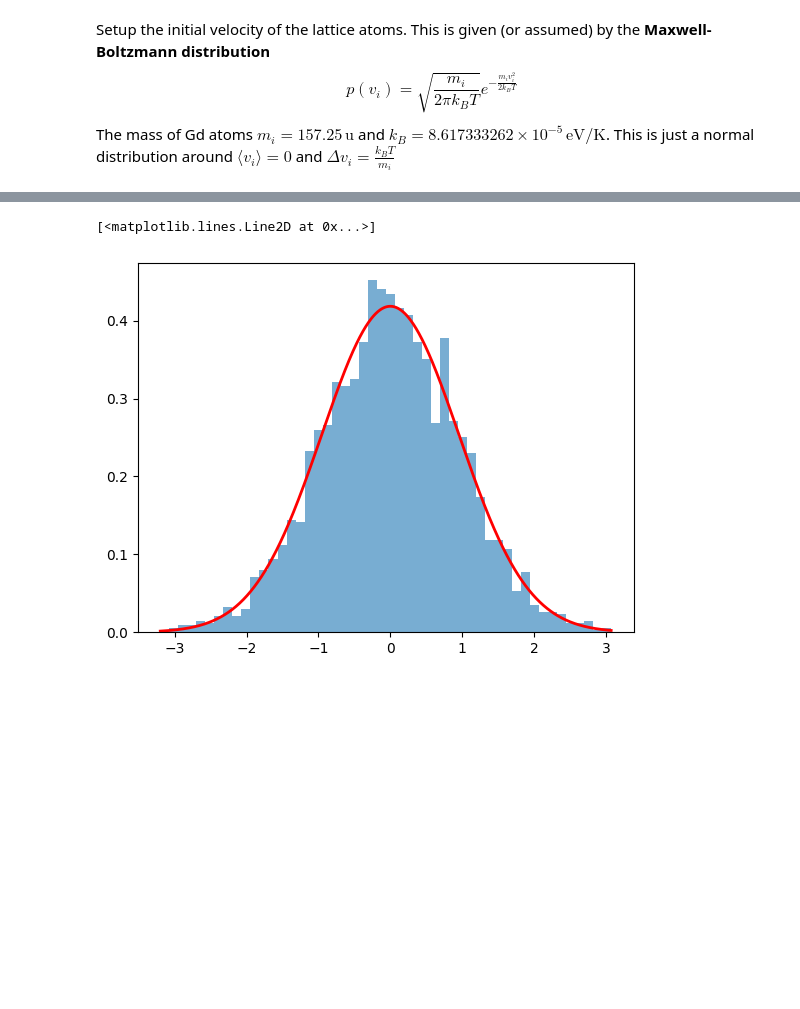
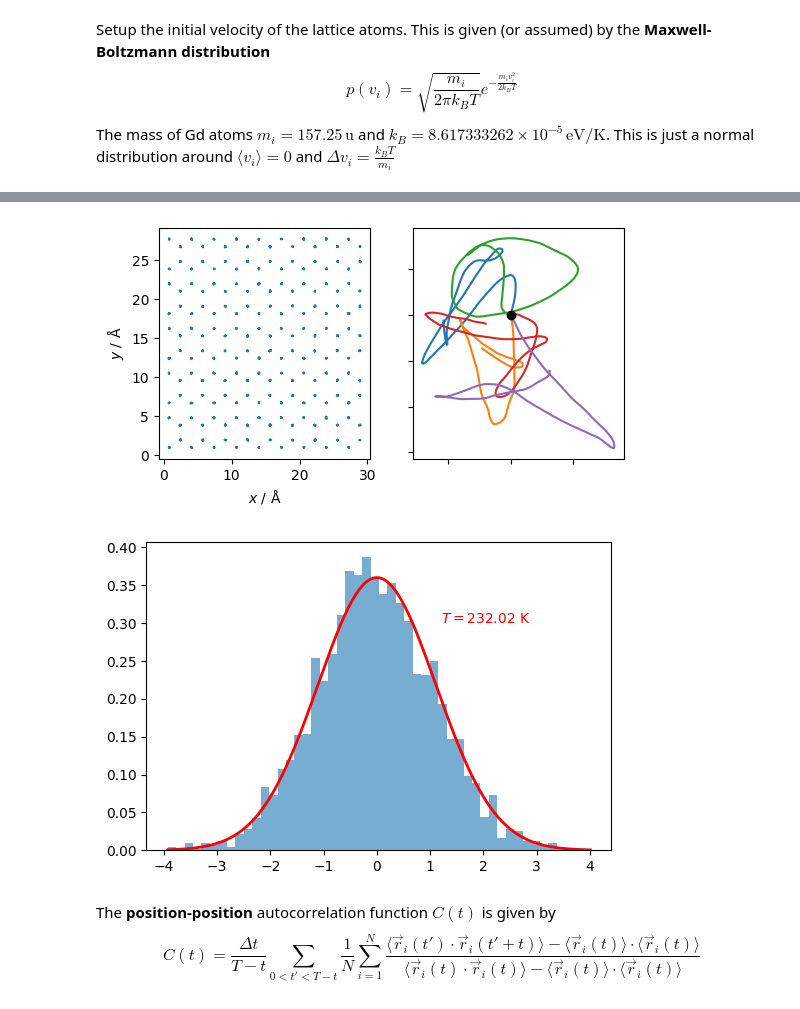
Before and after one commit to JanBulling/CompPhys-Final-Project, a Jupyter notebook: Molecular Dynamics/molecular_dynamics.ipynb, the cells around one changed output, grey strips where cells are left out. Saved outputs shown, nothing was run; the diff lists cells and outputs as text; code cells hidden in the pictures; blank space fills up the shorter version.

```diff
--- a/Molecular Dynamics/molecular_dynamics.ipynb
+++ b/Molecular Dynamics/molecular_dynamics.ipynb
@@ -337,10 +276,16 @@ def maxwell_boltzmann(particle_number, T=300):
   for i in range(3):
     velocities[:, i] = np.random.normal(0, scale, particle_number)
 
-  # Remove any net momentum (center of mass motion)
+  # Remove any net momentum (center of mass motion) and rescale velocities accordingly
+  E_kin_before = kinetic_energy(velocities)
+
   total_momentum = np.sum(velocities, axis=0)
   velocities -= total_momentum / particle_number
 
+  E_kin_after = kinetic_energy(velocities)
+
+  velocities *= np.sqrt(E_kin_before/E_kin_after)
+
   return velocities
 # %%
 T = 300
@@ -376,14 +320,16 @@ Updating the velocity and the
 # %%
-def run_md_simulation(lattice, velocities, neighbors_map, steps=1000, dt=0.001, Nx=9, Ny=5, Nz=5):
+def run_md_simulation(lattice, velocities, neighbors_map, gamma=0, T=300, dt=0.001, steps=1000, Nx=9, Ny=5, Nz=5):
   """
   Run a molecular dynamics simulation with the Velocity Verlet algorithm.
 
   Parameters:
     - lattice: Initial positions of atoms (Å)
-    - velocities: Initial velocities of atoms (Å/fs)
+    - velocities: Initial velocities of atoms (Å/ps)
     - neighbors_map: Dictionary mapping atom indices to neighbor indices
+    - gamma: damping constant (1/ps)
+    - dt: Time step (ps)
     - steps: Number of simulation steps
-    - dt: Time step (fs)
+    - Nx, Ny, Nz: Supercell dimensions
 
   Returns:
     - trajectory: Array of shape (steps, num_particles, 3) with positions over time
@@ -416,11 +362,20 @@ def run_md_simulation(lattice, velocities, neighbors_map, steps=1000, dt=0.001,
   energies['total'][0] = E_kin + E_pot
   energies['temperature'][0] = temperature(velocities)
 
+  print(f"Beginning Simulation, T = {energies['temperature'][0]:.1f} K, E_total = {energies['total'][0]:.4f} eV")
+
   # Calculate initial forces
   forces = F(positions, neighbors_map, Nx, Ny, Nz)
 
+  N, dim = np.shape(initial_velocities)
+
   for step in range(1, steps):
-    # Velocity-verlet integration
+    # ====== Velocity Verlet integration ====
+    # random normally distributed forces
+    xi = np.random.normal(0, 1, (2, N, dim))
+
+    velocities = np.exp(-gamma * dt/2)*velocities + np.sqrt(k_B * T / (mass * u_to_eV)) * np.sqrt(1 - np.exp(-gamma * dt)) * xi[0]
+
     velocities += forces / (mass * u_to_eV) * dt/2
     positions += velocities * dt
 
@@ -429,6 +384,9 @@ def run_md_simulation(lattice, velocities, neighbors_map, steps=1000, dt=0.001,
 
     forces = F(positions, neighbors_map, Nx, Ny, Nz)
     velocities += forces / (mass * u_to_eV) * dt/2
+
+    velocities = np.exp(-gamma * dt/2)*velocities + np.sqrt(k_B * T / (mass * u_to_eV)) * np.sqrt(1 - np.exp(-gamma * dt)) * xi[1]
+
 
     trajectory[step] = positions
     velocities_history[step] = velocities
@@ -447,5 +405,5 @@ def run_md_simulation(lattice, velocities, neighbors_map, steps=1000, dt=0.001,
 
   return trajectory, velocities_history, energies
 # %%
-trajectories, velocities_history, energies = run_md_simulation(lattice, initial_velocities, neighbors_map=nearest_neighbors, steps=200, dt=0.001)
+trajectories, velocities_history, energies = run_md_simulation(lattice, initial_velocities, neighbors_map=nearest_neighbors, steps=400, dt=0.001, gamma=1)
 # %% [output]
@@ -505,0 +428,2 @@ plt.plot(trajectories[0,0,0], trajectories[0,0,1], "o", color="black")
+# %%
+trajectories, velocities_history, energies = run_md_simulation(trajectories[-1,:,:], velocities_history[-1,:,:], neighbors_map=nearest_neighbors, steps=400, dt=0.001, gamma=1)
@@ -506,10 +482,39 @@ plt.plot(trajectories[0,0,0], trajectories[0,0,1], "o", color="black")
+# %%
+fig, axs = plt.subplots(1, 2, figsize=(6, 3))
+
+# Total lattice
+for i in range(900):
+  if i % 5 == 0:
+    axs[0].plot(trajectories[:,i,0], trajectories[:,i,1], color="C0")
+axs[0].set_xlabel(r"$x$ / $\mathrm{Å}$")
+axs[0].set_ylabel(r"$y$ / $\mathrm{Å}$")
+
+# Zoomed 1 Atom
+for i in range(5):
+    axs[1].plot(trajectories[:,i,0]-trajectories[0,i,0], trajectories[:,i,1]-trajectories[0,i,1])
+axs[1].plot(0, 0, "o", color="black")
+axs[1].set_xticklabels([])
+axs[1].set_yticklabels([])
+
+plt.show()
+# %% [output]
+[figure, added]
 # %%
+plt.figure(figsize=(6, 4))
 plt.hist(velocities_history[-1].flatten(),bins=50, density=True, alpha=0.6, label='Simulation')
 
 x = np.linspace(min(velocities_history[-1].flatten()), max(velocities_history[-1].flatten()), 1000)
 scale = np.sqrt(k_B * energies["temperature"][-1] / (mass * u_to_eV))
 plt.plot(x, np.exp(-x**2/(2*scale**2))/np.sqrt(2*np.pi*scale**2),
              'r-', linewidth=2, label='Theoretical (Gaussian)')
+
+plt.text(1.2, 0.3, f"$T={energies["temperature"][-1]:.2f}$ K", color="red")
+
+plt.show()
 # %% [output]
-[<matplotlib.lines.Line2D at 0x...>]
-[figure, old version]
+[figure, new version]
+# %% [markdown]
+The **position-position** autocorrelation function $C(t)$ is given by
+$$
+C(t) = \frac{\Delta t}{T - t} \sum_{0 < t' < T-t} \frac{1}{N} \sum^{N}_{i=1} \frac{\langle \vec{r}_i(t') \cdot \vec{r}_i(t'+t) \rangle - \langle \vec{r}_i(t) \rangle\cdot\langle \vec{r}_i(t) \rangle}{\langle \vec{r}_i(t) \cdot \vec{r}_i(t) \rangle - \langle \vec{r}_i(t) \rangle\cdot\langle \vec{r}_i(t) \rangle}
+$$
```
Also changed, not shown: parts of 24 cells of this notebook, 3 other files.
